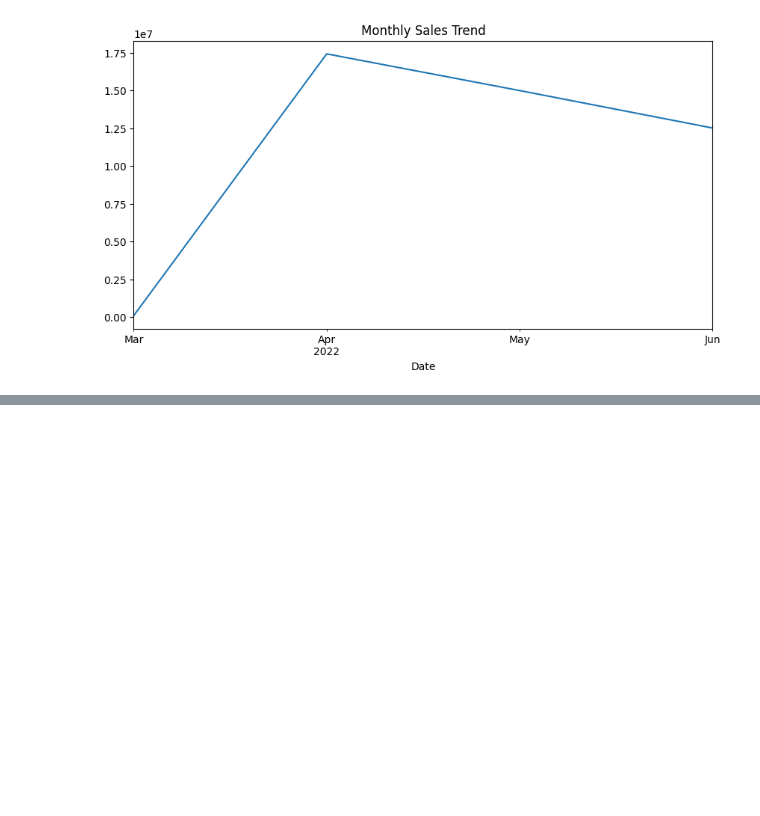
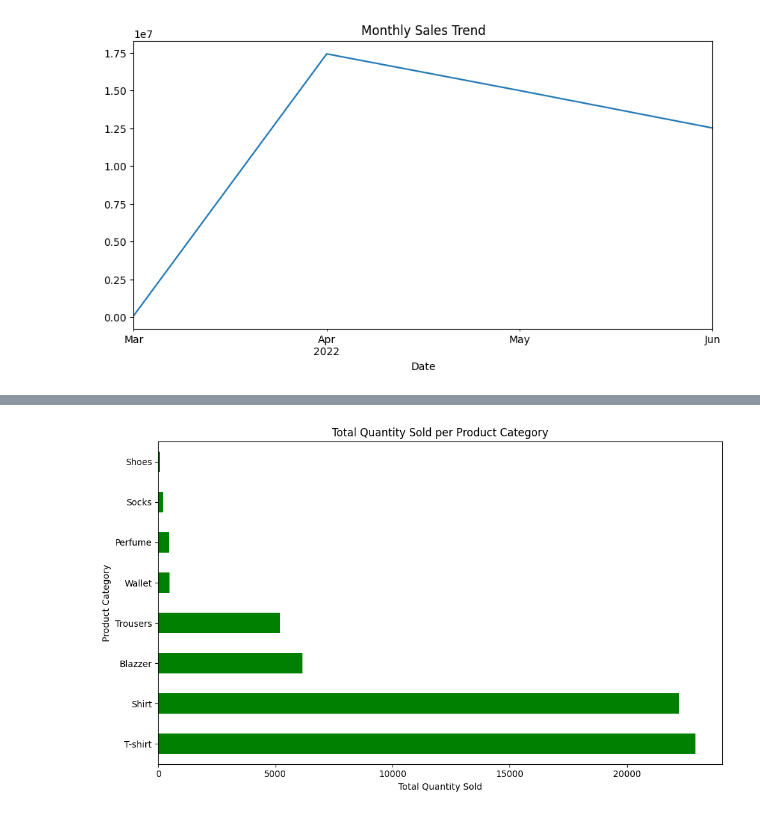
Before and after one commit to Yash0584/Amazon-Sales, a Jupyter notebook: Amazon_Sales.ipynb, the cells around one changed output, grey strips where cells are left out. Cells and saved outputs as stored; diff of their text form; code cells hidden in the pictures; blank space fills up the shorter version.

```diff
--- a/Amazon_Sales.ipynb
+++ b/Amazon_Sales.ipynb
@@ -165,0 +176,10 @@ plt.show()
+# %%
+#Total Quantity Sold per category
+quantity_by_category = df.groupby('Category')['Quantity'].sum().sort_values(ascending=False)
+quantity_by_category.plot(kind='barh', title='Total Quantity Sold per Product Category', figsize=(10, 6), color='green')
+plt.xlabel('Total Quantity Sold')
+plt.ylabel('Product Category')
+plt.tight_layout()
+plt.show()
+# %% [output]
+[figure, added]
```
Also changed, not shown: parts of 4 cells of this notebook.
